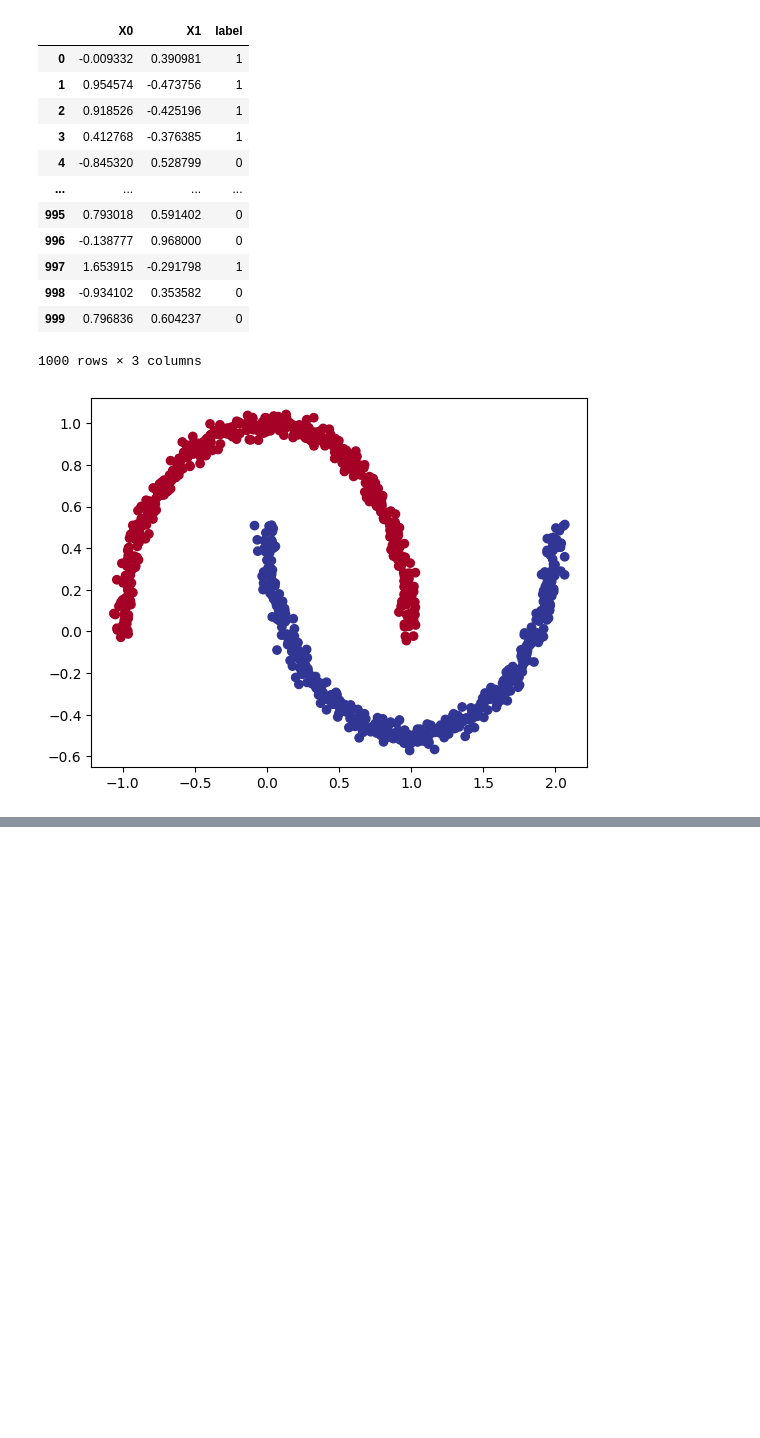
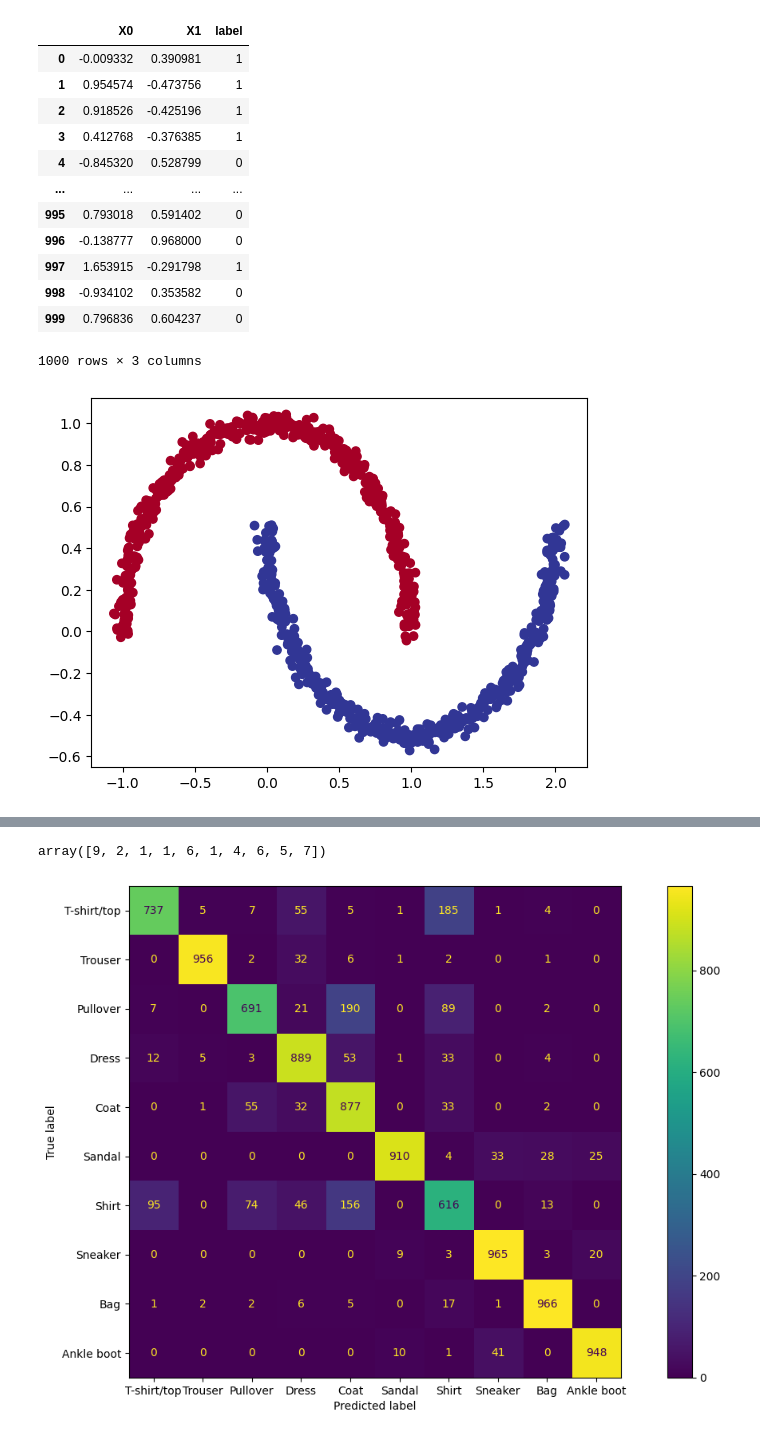
Before and after one commit to iota07/jupyter-notebooks, a Jupyter notebook: 02_Neural_network_classification_with_TensorFlow_Exercises.ipynb, the cells around one changed output, grey strips where cells are left out. Drawn from its saved outputs; the diff is of its cells as text; code cells hidden in the pictures; blank space fills up the shorter version.

```diff
--- a/02_Neural_network_classification_with_TensorFlow_Exercises.ipynb
+++ b/02_Neural_network_classification_with_TensorFlow_Exercises.ipynb
@@ -107,0 +359,21 @@ plt.scatter(X[:,0], X[:,1], c=y, cmap=plt.cm.RdYlBu);
+# %%
+# Let's build our first model
+tf.random.set_seed(42)
+
+# Create model 5
+model_5 = tf.keras.Sequential([
+    tf.keras.layers.Flatten(input_shape=(28, 28)),
+    tf.keras.layers.Dense(100, activation='relu'),
+    tf.keras.layers.Dense(100, activation='relu'),
+    tf.keras.layers.Dense(100, activation='relu'),
+    tf.keras.layers.Dense(10, activation="softmax")
+])
+
+
+# Compile model 5
+model_5.compile(loss=tf.keras.losses.SparseCategoricalCrossentropy(),
+                optimizer=tf.keras.optimizers.Adam(learning_rate=0.001),
+                metrics=["accuracy"])
+
+# fit model 5
+history_model_5 = model_5.fit(train_data, train_labels, epochs=20, validation_data=(test_data, test_labels))
@@ -107,0 +398,3 @@ plt.scatter(X[:,0], X[:,1], c=y, cmap=plt.cm.RdYlBu);
+# %%
+y_probs = model_5.predict(test_data)
+y_probs[:5]
@@ -107,0 +418,25 @@ plt.scatter(X[:,0], X[:,1], c=y, cmap=plt.cm.RdYlBu);
+# %%
+y_preds=y_probs.argmax(axis=1)
+y_preds[:10]
+# %% [output]
+array([9, 2, 1, 1, 6, 1, 4, 6, 5, 7])
+# %%
+y_true = test_labels
+y_pred = y_preds
+# %%
+from sklearn import metrics
+
+actual = y_true
+predicted = y_pred
+
+confusion_matrix = metrics.confusion_matrix(actual, predicted)
+
+cm_display = metrics.ConfusionMatrixDisplay(confusion_matrix = confusion_matrix, display_labels = ["T-shirt/top", "Trouser","Pullover","Dress","Coat","Sandal","Shirt","Sneaker","Bag","Ankle boot"])
+
+# Set the width and height of the figure
+fig, ax = plt.subplots(figsize=(15, 8))
+
+cm_display.plot(ax=ax)
+plt.show()
+# %% [output]
+[figure, added]
```
Also changed, not shown: parts of 21 cells of this notebook.
